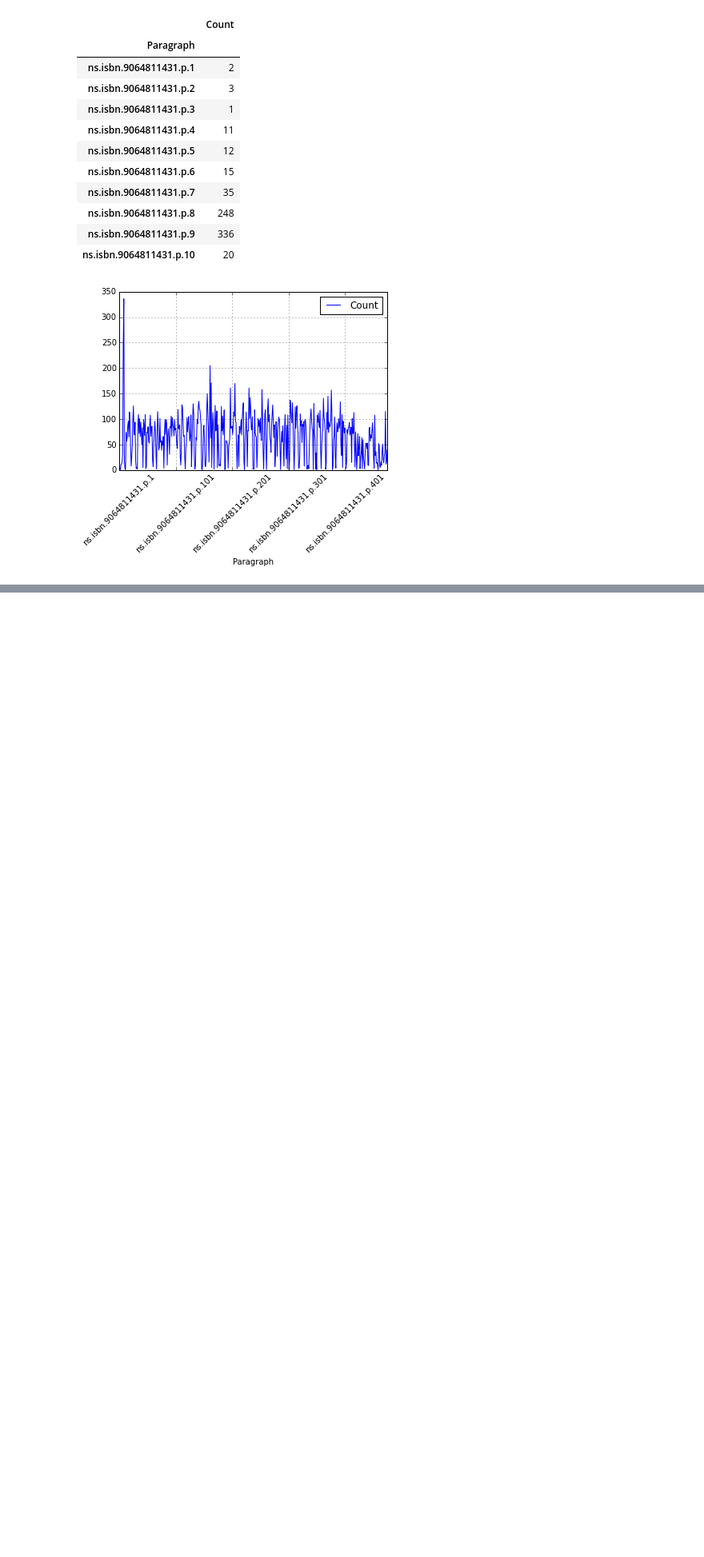
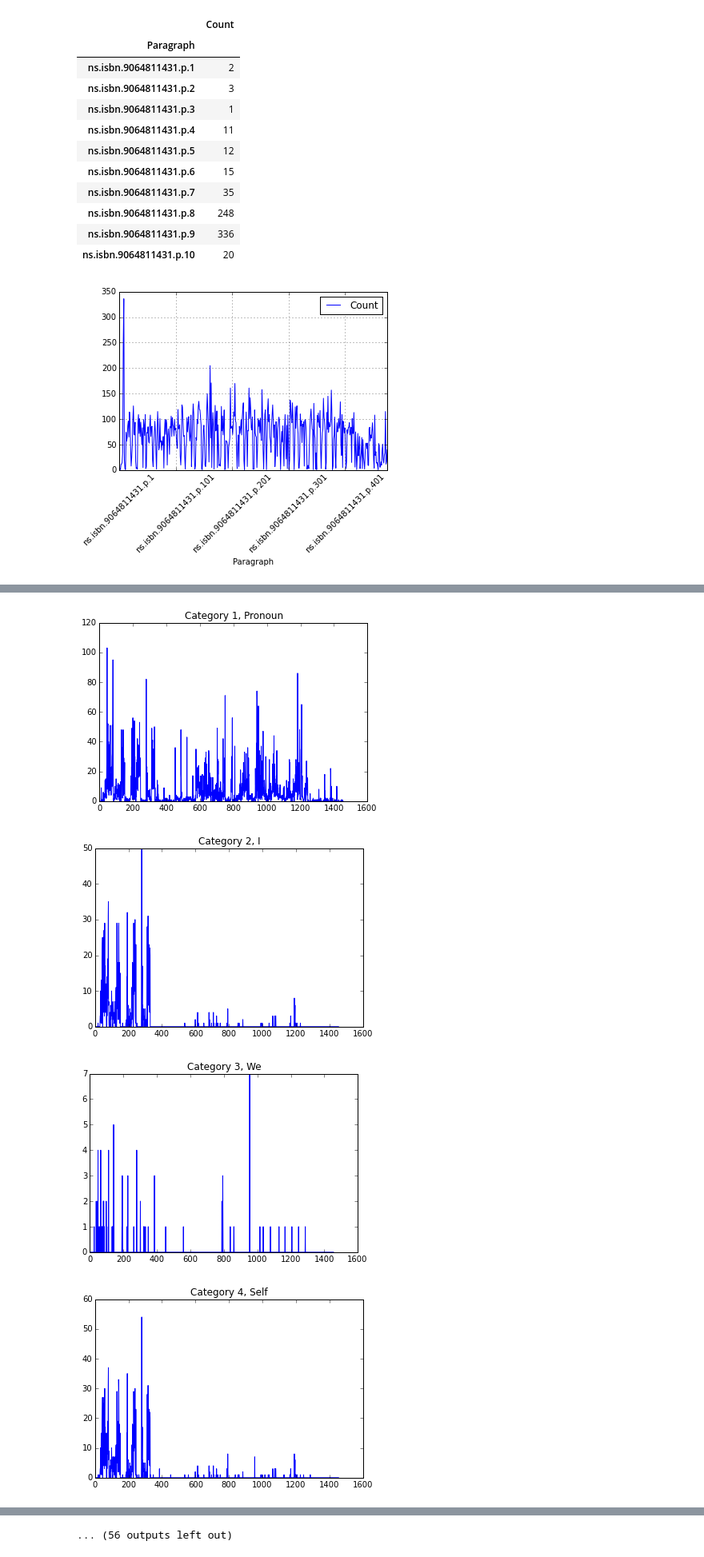
Before and after one commit to c-martinez/BeyondTheBook, a Jupyter notebook: INL corpus exploration.ipynb, the cells around one changed output, grey strips where cells are left out. Shown at 80% size. Saved outputs shown, nothing was run; the diff lists cells and outputs as text; code cells hidden in the pictures; blank space fills up the shorter version.

```diff
--- a/INL corpus exploration.ipynb
+++ b/INL corpus exploration.ipynb
@@ -316,0 +385,12 @@ xticks(rotation=45);
+# %%
+hits = countCategoriesPerParagraph(liwclist, targetCategories)
+
+for i,c in enumerate(targetCategories):
+    figure()
+    plot(hits[i,:])
+    title(c)
+# %% [output]
+[figure, added]
+[figure, added]
+[figure, added]
+[figure, added]
@@ -316,0 +405 @@ xticks(rotation=45);
+... (56 outputs left out)
```
Also changed, not shown: parts of 23 cells of this notebook, 5 other files.
